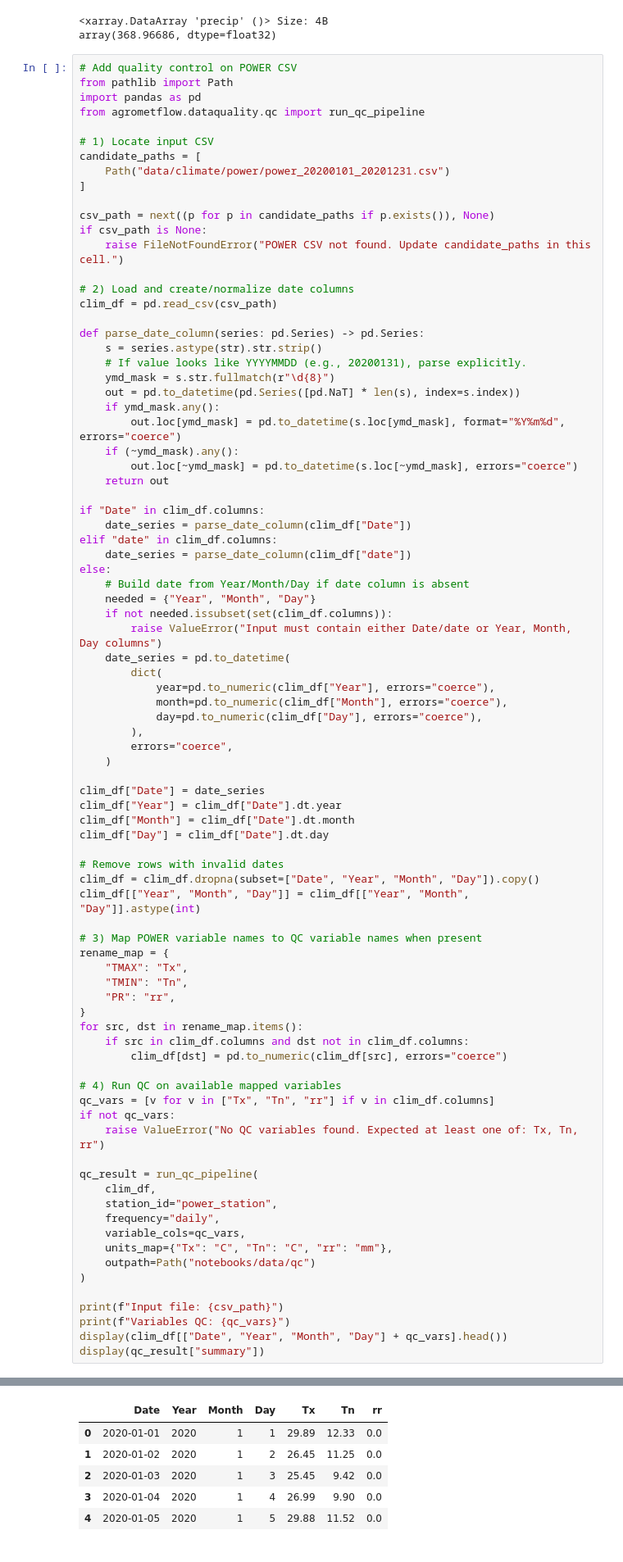
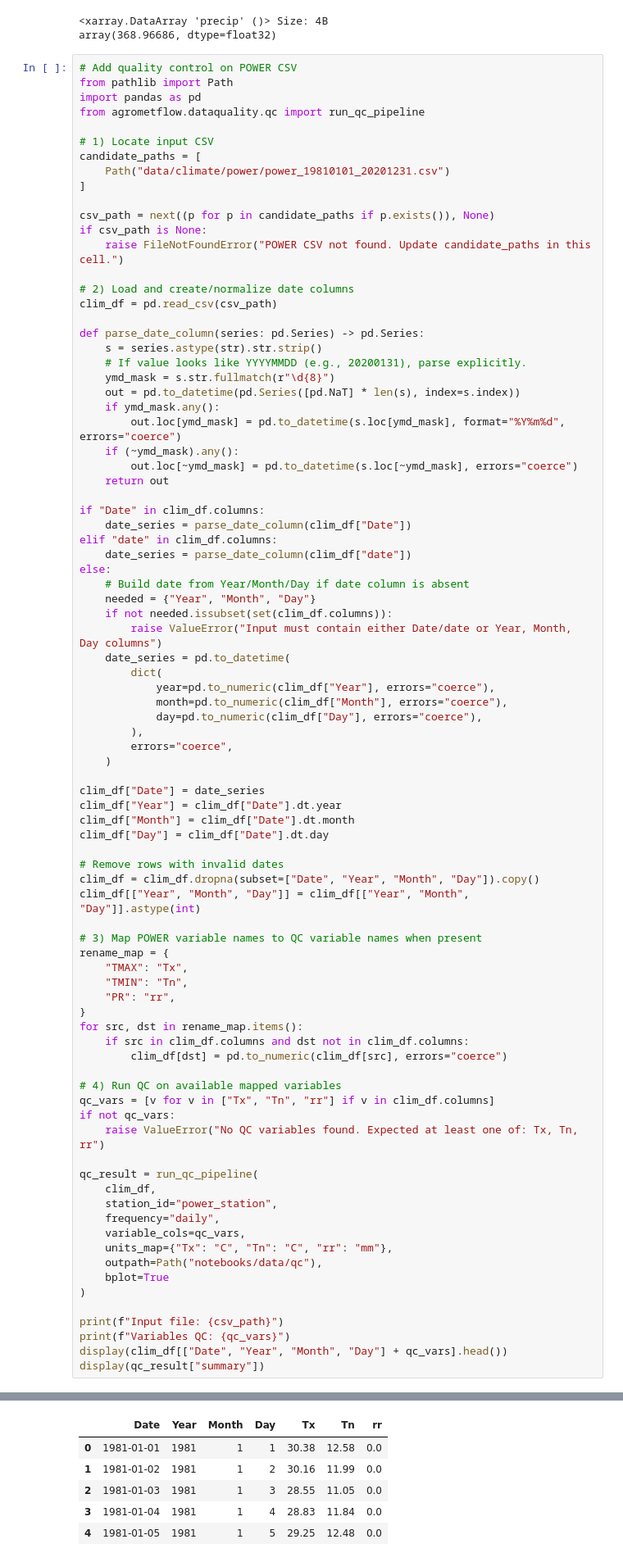
Before and after one commit to cyrillemidingoyi/agrometflow, a Jupyter notebook: notebooks/pipeline.ipynb, the cells around one changed output, grey strips where cells are left out. Shown at 82% size. Saved outputs shown, nothing was run; the diff lists cells and outputs as text.

```diff
--- a/notebooks/pipeline.ipynb
+++ b/notebooks/pipeline.ipynb
@@ -260,7 +241,7 @@ from agrometflow.dataquality.qc import run_qc_pipeline
 
 # 1) Locate input CSV
 candidate_paths = [
-    Path("data/climate/power/power_20200101_20201231.csv")
+    Path("data/climate/power/power_19810101_20201231.csv")
 ]
 
 csv_path = next((p for p in candidate_paths if p.exists()), None)
@@ -329,7 +310,8 @@ qc_result = run_qc_pipeline(
     frequency="daily",
     variable_cols=qc_vars,
     units_map={"Tx": "C", "Tn": "C", "rr": "mm"},
-    outpath=Path("notebooks/data/qc")
+    outpath=Path("notebooks/data/qc"),
+    bplot=True
 )
 
 print(f"Input file: {csv_path}")
@@ -341,8 +323,8 @@ Input file: data/climate/power/power_20200101_20201231.csv
 Variables QC: ['Tx', 'Tn', 'rr']
 |  | Date | Year | Month | Day | Tx | Tn | rr |
-| 0 | 2020-01-01 | 2020 | 1 | 1 | 29.89 | 12.33 | 0.0 |
-| 1 | 2020-01-02 | 2020 | 1 | 2 | 26.45 | 11.25 | 0.0 |
-| 2 | 2020-01-03 | 2020 | 1 | 3 | 25.45 | 9.42 | 0.0 |
-| 3 | 2020-01-04 | 2020 | 1 | 4 | 26.99 | 9.90 | 0.0 |
-| 4 | 2020-01-05 | 2020 | 1 | 5 | 29.88 | 11.52 | 0.0 |
+| 0 | 1981-01-01 | 1981 | 1 | 1 | 30.38 | 12.58 | 0.0 |
+| 1 | 1981-01-02 | 1981 | 1 | 2 | 30.16 | 11.99 | 0.0 |
+| 2 | 1981-01-03 | 1981 | 1 | 3 | 28.55 | 11.05 | 0.0 |
+| 3 | 1981-01-04 | 1981 | 1 | 4 | 28.83 | 11.84 | 0.0 |
+| 4 | 1981-01-05 | 1981 | 1 | 5 | 29.25 | 12.48 | 0.0 |
 |  | Test | Var | n_flags |
```
Also changed, not shown: parts of 10 cells of this notebook, 5 other files.
